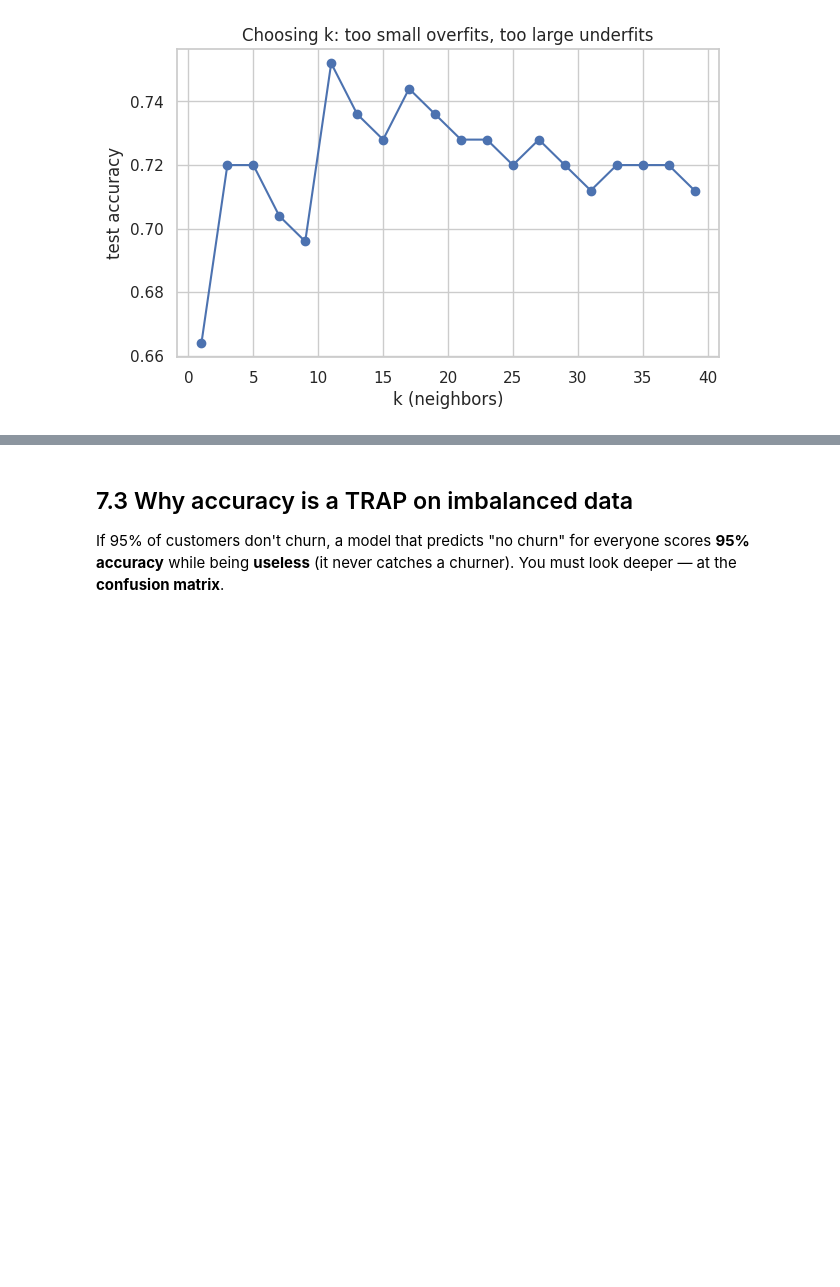
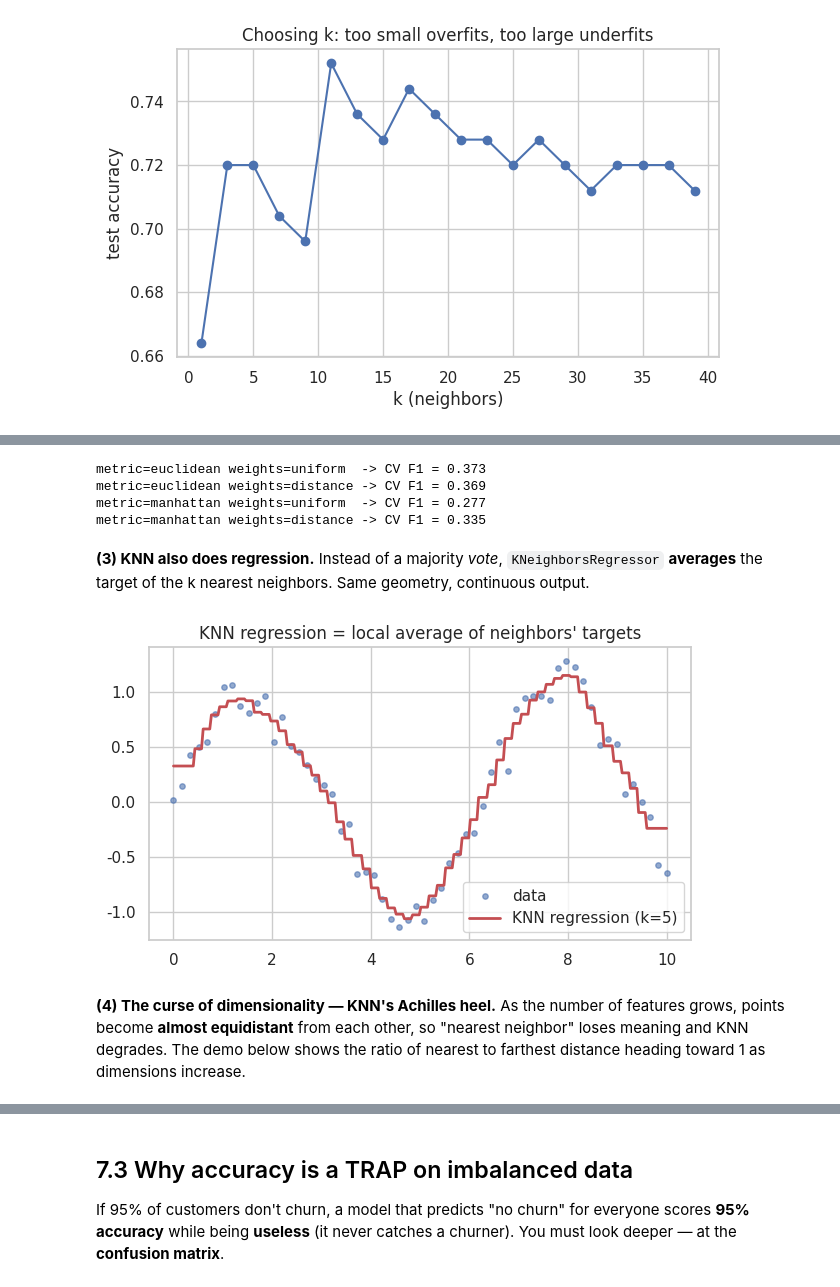
Before and after one commit to Kaks753/DS_bridging, a Jupyter notebook: notebooks/07_classification_knn.ipynb, the cells around one changed output, grey strips where cells are left out. Drawn from its saved outputs; the diff is of its cells as text; code cells hidden in the pictures; blank space fills up the shorter version.

```diff
--- a/notebooks/07_classification_knn.ipynb
+++ b/notebooks/07_classification_knn.ipynb
@@ -114,0 +129,35 @@ plt.title("Choosing k: too small overfits, too large underfits"); plt.show()
+# %%
+from sklearn.model_selection import cross_val_score
+
+for metric, p in [("euclidean", 2), ("manhattan", 1)]:
+    for w in ["uniform", "distance"]:
+        clf = KNeighborsClassifier(n_neighbors=15, weights=w, p=p)
+        s = cross_val_score(clf, X_tr_s, y_tr, cv=5, scoring="f1").mean()
+        print(f"metric={metric:9s} weights={w:8s} -> CV F1 = {s:.3f}")
+# %% [output]
+metric=euclidean weights=uniform  -> CV F1 = 0.373
+metric=euclidean weights=distance -> CV F1 = 0.369
+metric=manhattan weights=uniform  -> CV F1 = 0.277
+metric=manhattan weights=distance -> CV F1 = 0.335
+# %% [markdown]
+**(3) KNN also does regression.** Instead of a majority *vote*, `KNeighborsRegressor`
+**averages** the target of the k nearest neighbors. Same geometry, continuous output.
+# %%
+from sklearn.neighbors import KNeighborsRegressor
+# tiny 1-D demo: predict y from x by averaging nearest neighbors' y
+xr = np.linspace(0, 10, 60)
+yr = np.sin(xr) + np.random.default_rng(0).normal(0, 0.15, xr.size)
+knr = KNeighborsRegressor(n_neighbors=5).fit(xr.reshape(-1,1), yr)
+grid = np.linspace(0, 10, 300).reshape(-1,1)
+plt.figure(figsize=(7,3.8))
+plt.scatter(xr, yr, s=15, alpha=0.6, label="data")
+plt.plot(grid, knr.predict(grid), "r-", lw=2, label="KNN regression (k=5)")
+plt.title("KNN regression = local average of neighbors' targets")
+plt.legend(); plt.show()
+# %% [output]
+[figure, added]
+# %% [markdown]
+**(4) The curse of dimensionality — KNN's Achilles heel.** As the number of
+features grows, points become **almost equidistant** from each other, so "nearest
+neighbor" loses meaning and KNN degrades. The demo below shows the ratio of nearest
+to farthest distance heading toward 1 as dimensions increase.
```
Also changed, not shown: parts of 4 cells of this notebook, 10 other files.
